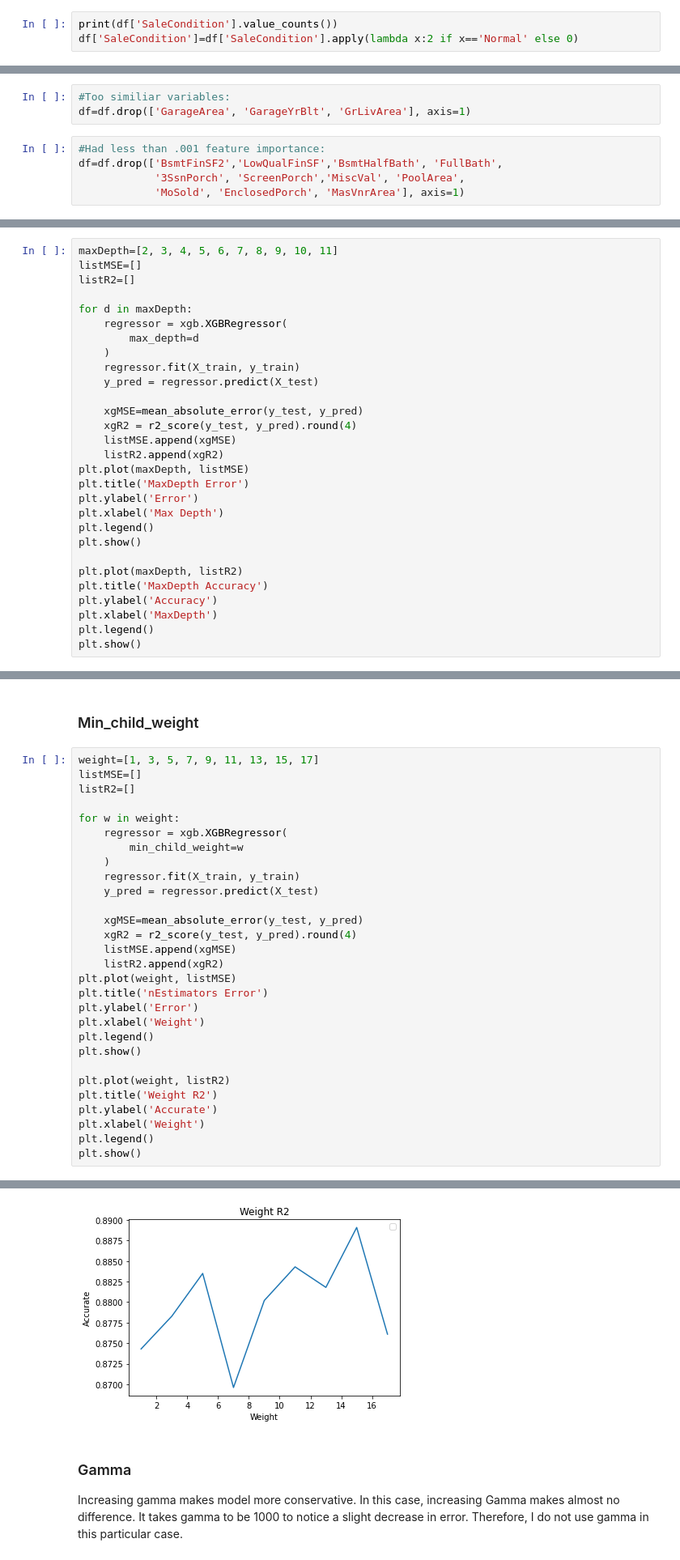
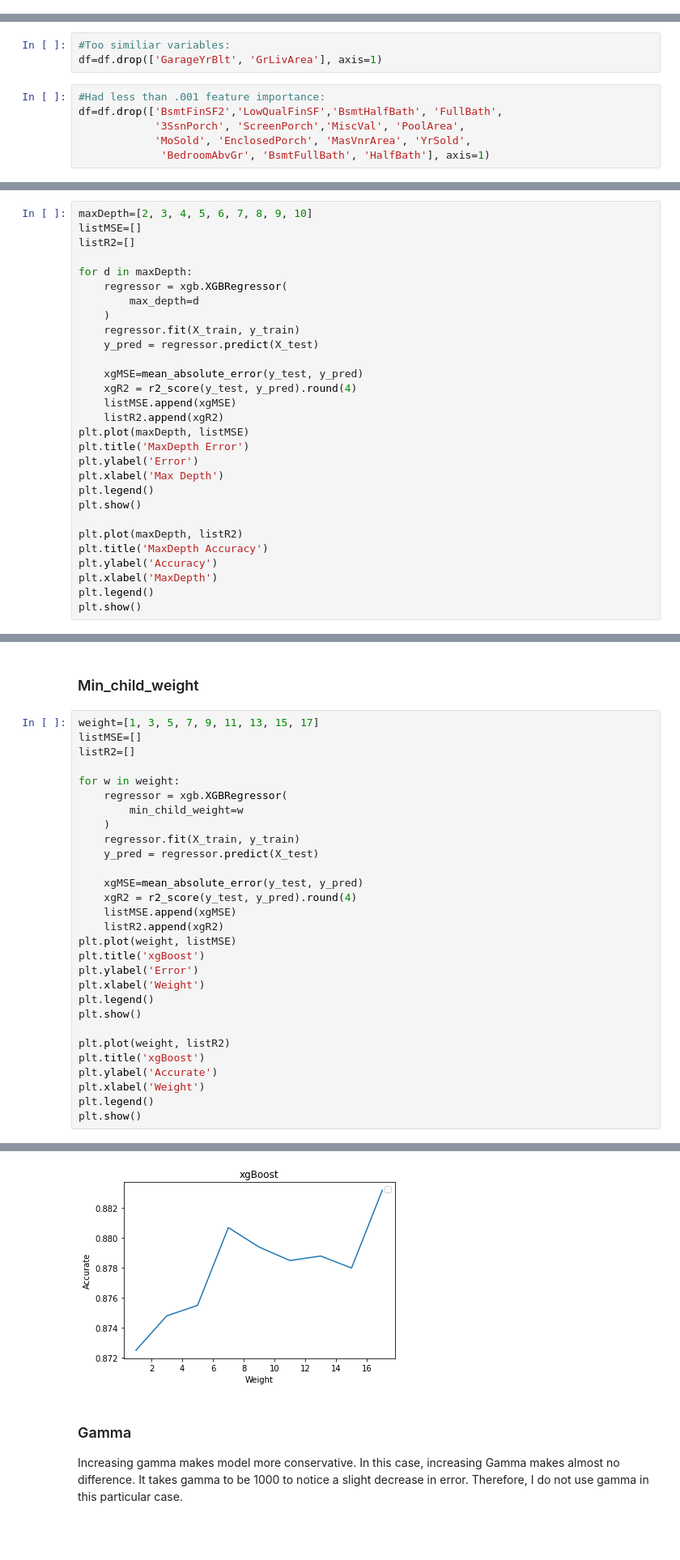
Before and after one commit to ScottySchmidt/MachineLearning, a Jupyter notebook: xgBoost.ipynb, the cells around one changed output, grey strips where cells are left out. Shown at 81% size. Drawn from its saved outputs; the diff is of its cells as text; blank space fills up the shorter version.

Commit message:
Kaggle Notebook | xgBoost | Version 95

```diff
--- a/xgBoost.ipynb
+++ b/xgBoost.ipynb
@@ -96,3 +96,0 @@ df.head()
-# %%
-print(df['SaleCondition'].value_counts())
-df['SaleCondition']=df['SaleCondition'].apply(lambda x:2 if x=='Normal' else 0)
@@ -177,11 +169,12 @@ sns.heatmap(corr, annot=True, mask=matrix)
 # %%
 #Too similiar variables:
-df=df.drop(['GarageArea', 'GarageYrBlt', 'GrLivArea'], axis=1)
+df=df.drop(['GarageYrBlt', 'GrLivArea'], axis=1)
 # %%
 #Had less than .001 feature importance:
 df=df.drop(['BsmtFinSF2','LowQualFinSF','BsmtHalfBath', 'FullBath',
             '3SsnPorch', 'ScreenPorch','MiscVal', 'PoolArea',
-            'MoSold', 'EnclosedPorch', 'MasVnrArea'], axis=1)
+            'MoSold', 'EnclosedPorch', 'MasVnrArea', 'YrSold',
+             'BedroomAbvGr', 'BsmtFullBath', 'HalfBath'], axis=1)
 # %% [markdown]
 # Split Data
 # %%
@@ -201,7 +194,7 @@ from sklearn.metrics import mean_squared_error, r2_score, mean_absolute_error
 ### Max Depth Tunning
 Four for max depth shows the least amount of error and highest accuracy.
 # %%
-maxDepth=[2, 3, 4, 5, 6, 7, 8, 9, 10, 11]
+maxDepth=[2, 3, 4, 5, 6, 7, 8, 9, 10]
 listMSE=[]
 listR2=[]
 
@@ -285,14 +280,14 @@ for w in weight:
     listMSE.append(xgMSE)
     listR2.append(xgR2)
 plt.plot(weight, listMSE)
-plt.title('nEstimators Error')
+plt.title('xgBoost')
 plt.ylabel('Error')
 plt.xlabel('Weight')
 plt.legend()
 plt.show()
 
 plt.plot(weight, listR2)
-plt.title('Weight R2')
+plt.title('xgBoost')
 plt.ylabel('Accurate')
 plt.xlabel('Weight')
 plt.legend()
@@ -302,4 +297,4 @@ plt.show()
-[figure, old version]
+[figure, new version]
 # %% [markdown]
 ### Gamma
 Increasing gamma makes model more conservative. In this case, increasing Gamma makes almost no difference. It takes gamma to be 1000 to notice a slight decrease in error. Therefore, I do not use gamma in this particular case.
```
Also changed, not shown: parts of 21 cells of this notebook.
